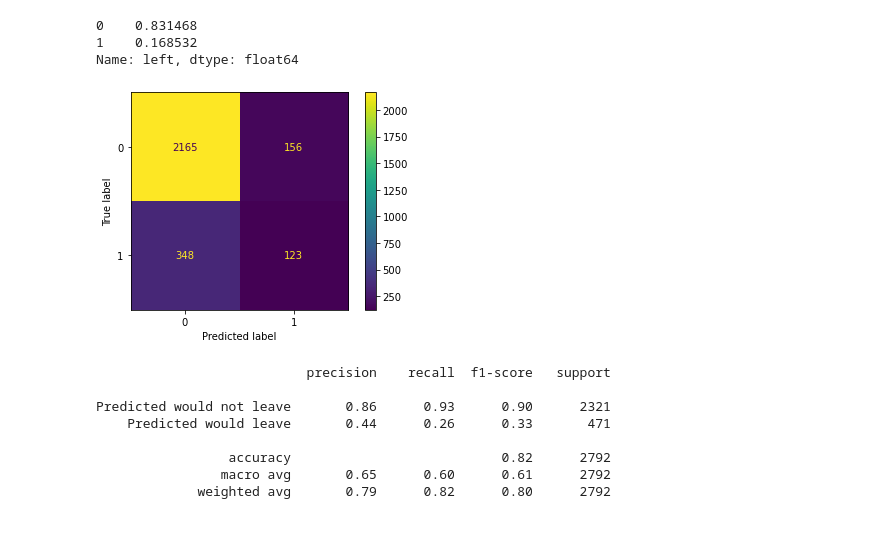
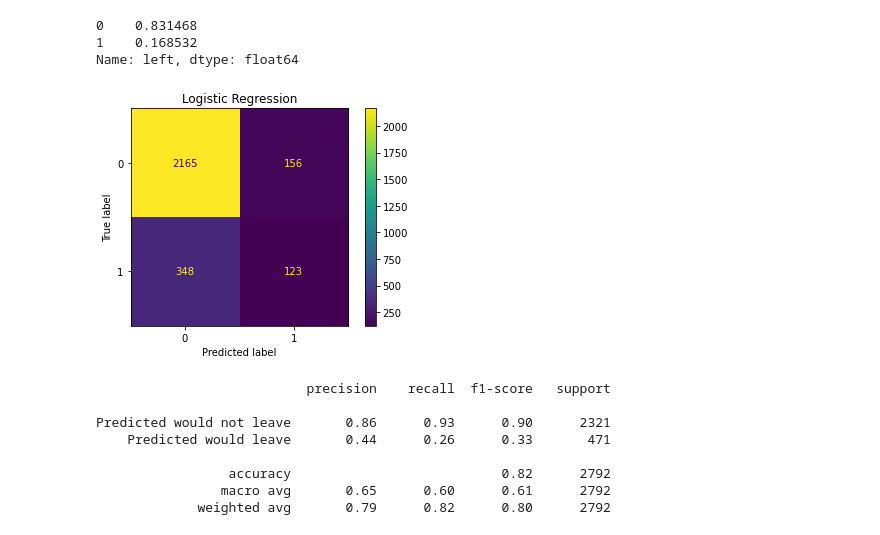
Before and after one commit to shibz-islam/Saliford_Motors_Employee_Retention_Prediction, a Jupyter notebook: Salifort Motors project lab - final.ipynb, the cells around one changed output. Saved outputs shown, nothing was run; the diff lists cells and outputs as text; code cells hidden in the pictures.

```diff
--- a/Salifort Motors project lab - final.ipynb
+++ b/Salifort Motors project lab - final.ipynb
@@ -549,18 +552,20 @@ y_pred = log_clf.predict(X_test)
 # %%
 # Compute values for confusion matrix
 log_cm = confusion_matrix(y_test, y_pred, labels=log_clf.classes_)
 
 # Create display of confusion matrix
 log_disp = ConfusionMatrixDisplay(confusion_matrix=log_cm,
                                   display_labels=log_clf.classes_)
 
 # Plot confusion matrix
 log_disp.plot(values_format='')
 
 # Display plot
+plt.title('Logistic Regression')
 plt.show()
+log_disp.figure_.savefig('cm_lr.png')
 # %% [output]
-[figure, old version]
+[figure, new version]
 # %%
 # Create classification report for logistic regression model
 target_names = ['Predicted would not leave', 'Predicted would leave']
```
Also changed, not shown: parts of 15 cells of this notebook.
